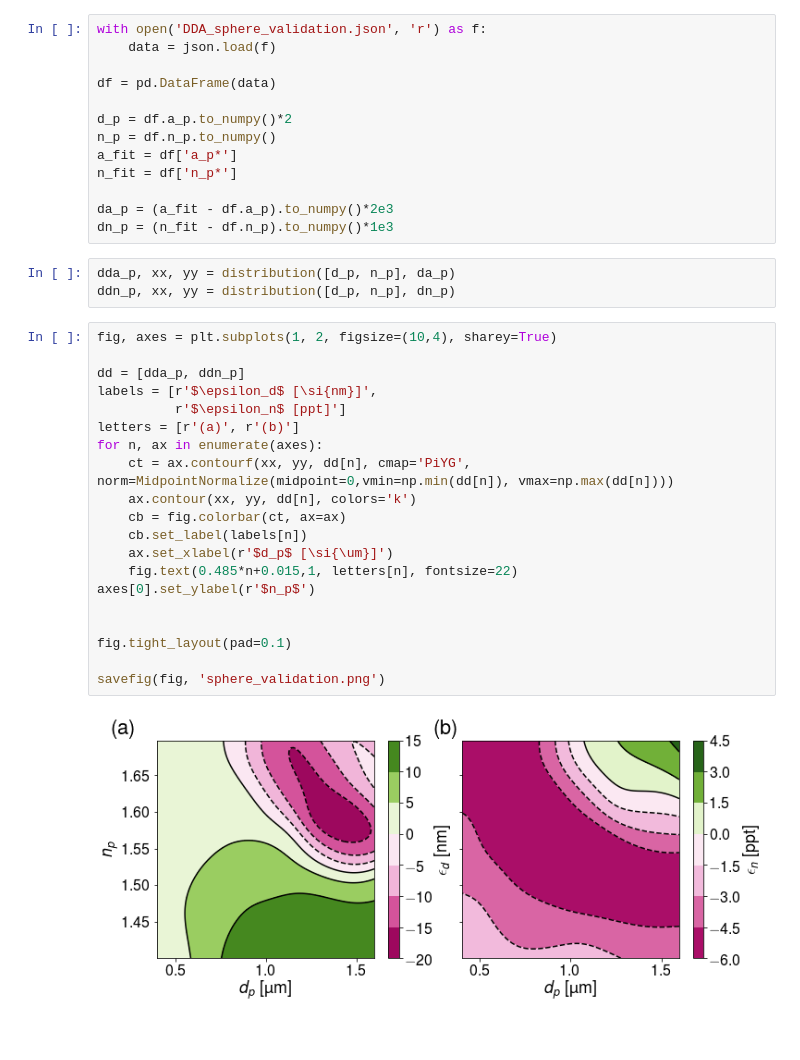
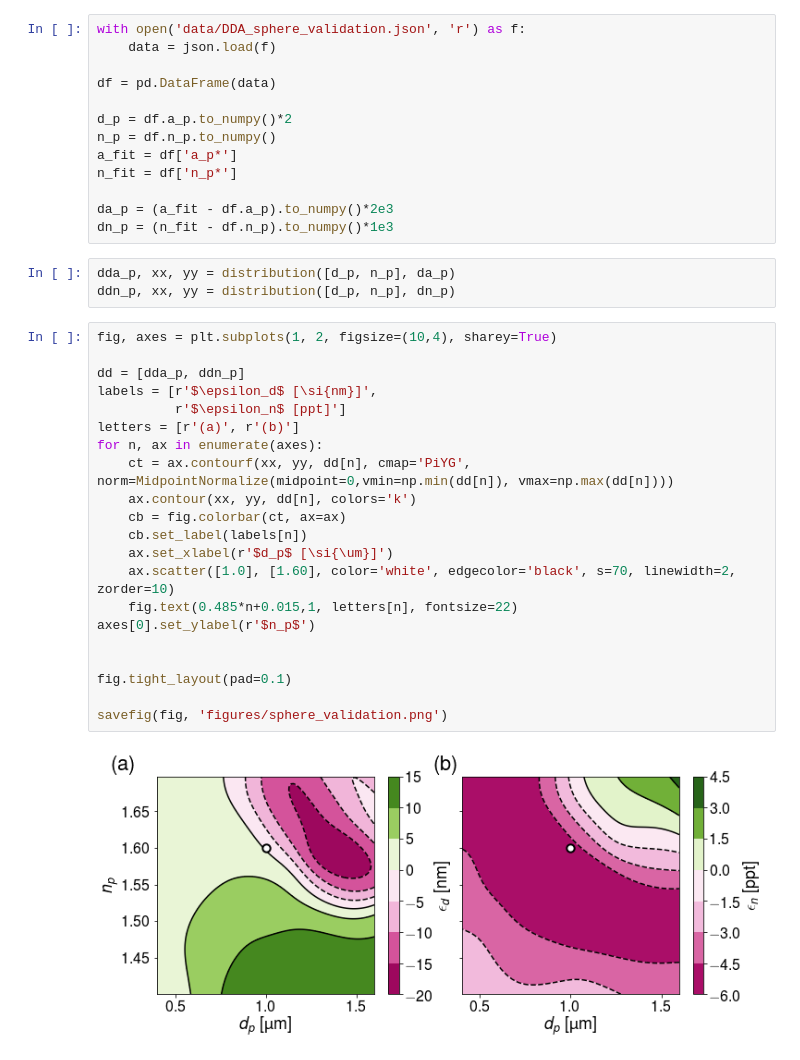
Before and after one commit to laltman2/DDA_binding_assays, a Jupyter notebook: Sphere_Validation_Plot.ipynb, the cells around one changed output. Saved outputs shown, nothing was run; the diff lists cells and outputs as text.

```diff
--- a/Sphere_Validation_Plot.ipynb
+++ b/Sphere_Validation_Plot.ipynb
@@ -145,7 +145,7 @@ def distribution(data, value, nx=100, ny=100):
     rho = akde_nd(data, sample)
     return (rhow/rho).reshape(nx, ny), xx, yy
 # %%
-with open('DDA_sphere_validation.json', 'r') as f:
+with open('data/DDA_sphere_validation.json', 'r') as f:
     data = json.load(f)
 
 df = pd.DataFrame(data)
@@ -163,22 +163,23 @@ ddn_p, xx, yy = distribution([d_p, n_p], dn_p)
 # %%
 fig, axes = plt.subplots(1, 2, figsize=(10,4), sharey=True)
 
 dd = [dda_p, ddn_p]
 labels = [r'$\epsilon_d$ [\si{nm}]',
           r'$\epsilon_n$ [ppt]']
 letters = [r'(a)', r'(b)']
 for n, ax in enumerate(axes):
     ct = ax.contourf(xx, yy, dd[n], cmap='PiYG', norm=MidpointNormalize(midpoint=0,vmin=np.min(dd[n]), vmax=np.max(dd[n])))
     ax.contour(xx, yy, dd[n], colors='k')
     cb = fig.colorbar(ct, ax=ax)
     cb.set_label(labels[n])
     ax.set_xlabel(r'$d_p$ [\si{\um}]')
+    ax.scatter([1.0], [1.60], color='white', edgecolor='black', s=70, linewidth=2, zorder=10)
     fig.text(0.485*n+0.015,1, letters[n], fontsize=22)
 axes[0].set_ylabel(r'$n_p$')
 
 
 fig.tight_layout(pad=0.1)
 
-savefig(fig, 'sphere_validation.png')
+savefig(fig, 'figures/sphere_validation.png')
 # %% [output]
-[figure, old version]
+[figure, new version]
```
Also changed, not shown: 10 other files.
